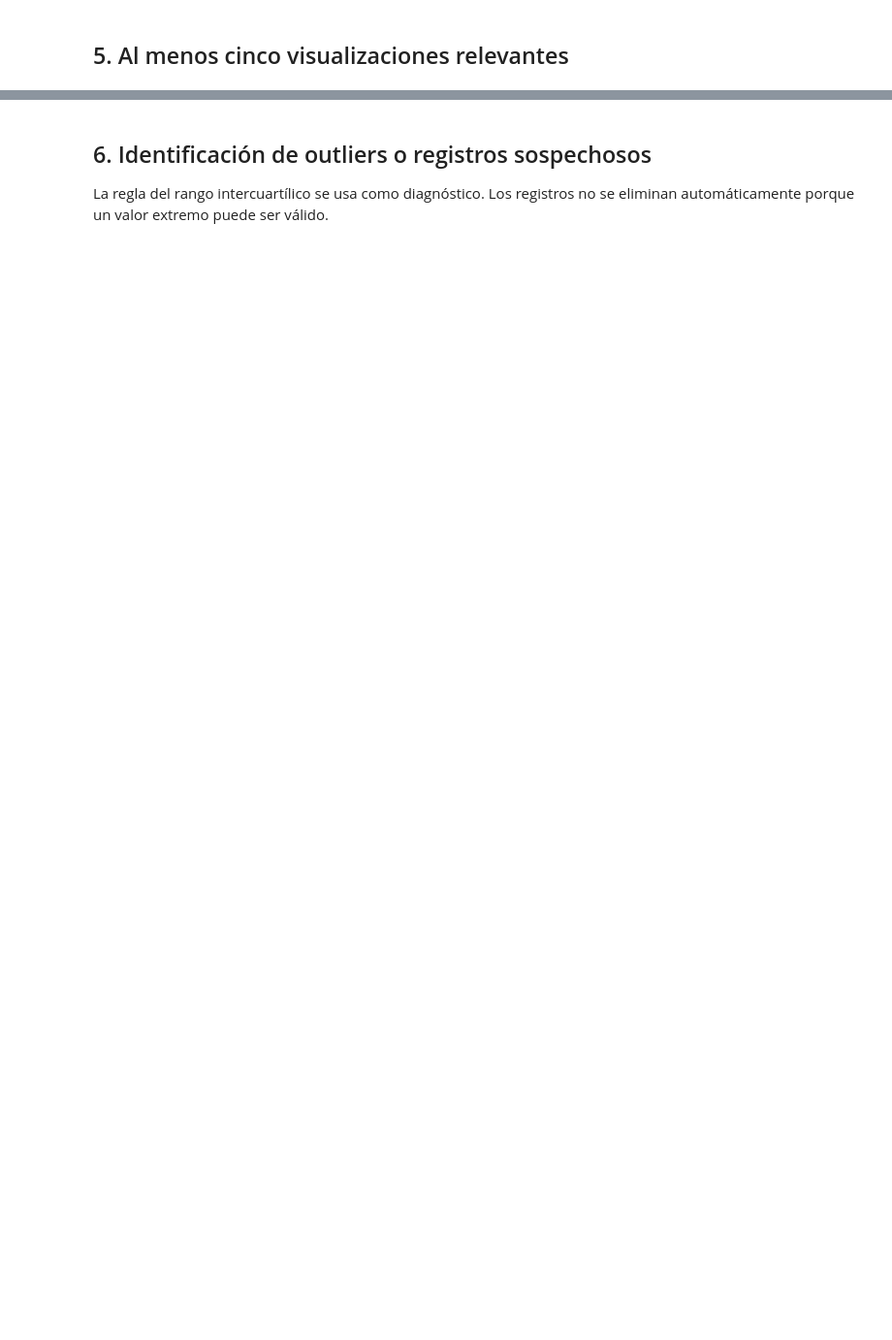
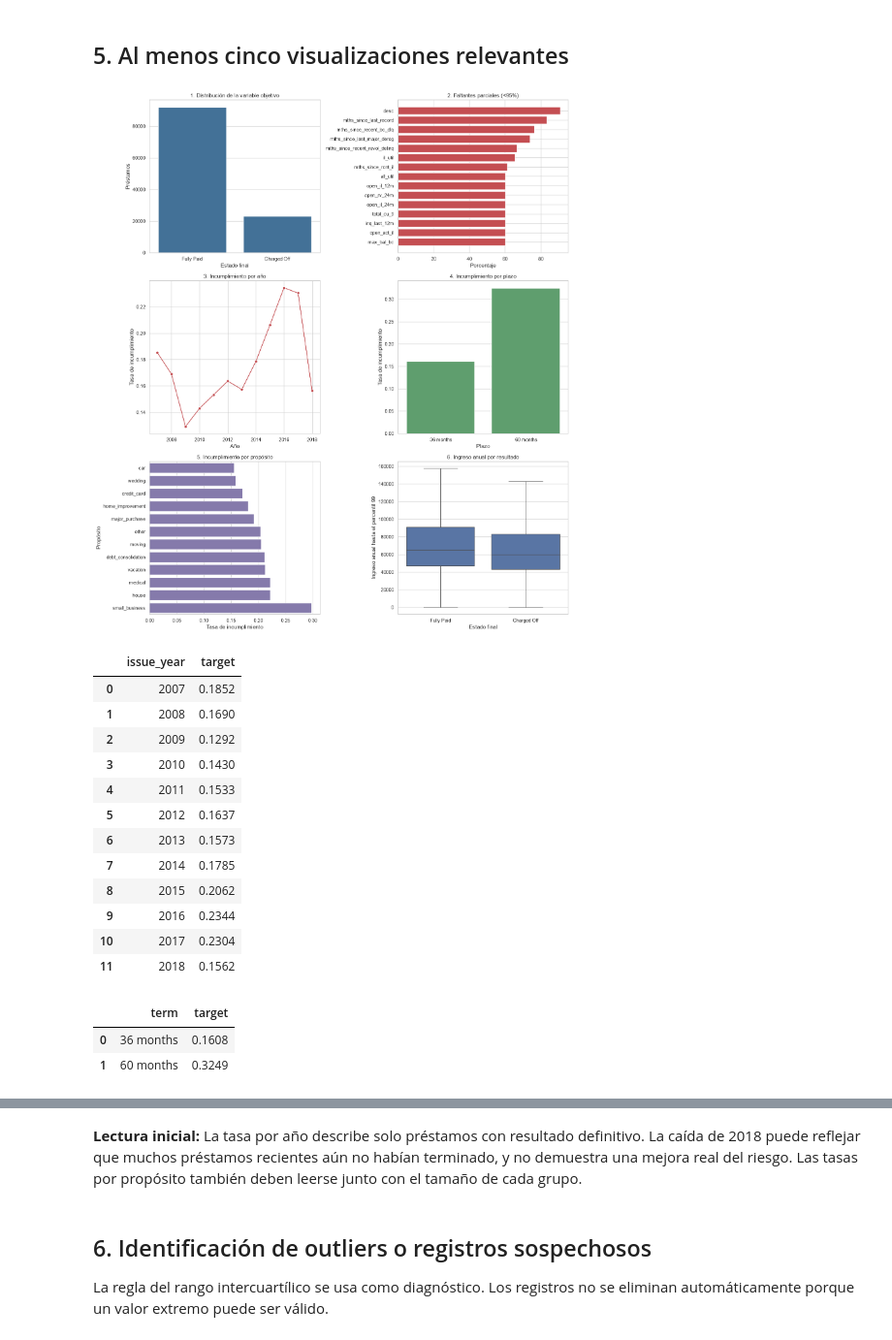
Before and after one commit to Juan-Ferreyra/Lending-club-riesgo-crediticio, a Jupyter notebook: notebooks/01_exploracion_inicial.ipynb, the cells around one changed output, grey strips where cells are left out. Shown at 97% size. Drawn from its saved outputs; the diff is of its cells as text; code cells hidden in the pictures; blank space fills up the shorter version.

Commit message:
Preparar avance reproducible con muestra y Colab

```diff
--- a/notebooks/01_exploracion_inicial.ipynb
+++ b/notebooks/01_exploracion_inicial.ipynb
@@ -15,6 +15,8 @@ Se utiliza una muestra representativa del dataset Lending Club Loan Data. La mue
 # %%
 from pathlib import Path
+from urllib.request import urlretrieve
 import glob
+import hashlib
 import warnings
 import matplotlib.pyplot as plt
 import numpy as np
@@ -31,7 +33,7 @@ from sklearn.model_selection import train_test_split
 from sklearn.pipeline import Pipeline
 from sklearn.preprocessing import OneHotEncoder, StandardScaler
 
-warnings.filterwarnings("ignore")
+warnings.filterwarnings("ignore", category=FutureWarning)
 pd.set_option("display.max_columns", 160)
 pd.set_option("display.max_rows", 200)
 pd.set_option("display.float_format", lambda value: f"{value:,.4f}")
@@ -39,13 +41,24 @@ sns.set_theme(style="whitegrid")
 RANDOM_STATE = 42
 np.random.seed(RANDOM_STATE)
 
-candidates = (glob.glob("/content/lending_club_muestra*.csv.gz")
+EXPECTED_SHA256 = "c863e3348c96428195f158bf456c8abc289515737d77f59981804c1f5eed82da"
+SAMPLE_URL = ("https://raw.githubusercontent.com/Juan-Ferreyra/"
+              "Lending-club-riesgo-crediticio/avance-semana-1-muestra-reproducible/"
+              "data/lending_club_muestra.csv.gz")
+candidates = (glob.glob("data/lending_club_muestra*.csv.gz")
+              + glob.glob("../data/lending_club_muestra*.csv.gz")
+              + glob.glob("/content/lending_club_muestra*.csv.gz")
               + glob.glob("../lending_club_muestra*.csv.gz")
               + glob.glob("lending_club_muestra*.csv.gz"))
-if not candidates:
-    raise FileNotFoundError("Suba lending_club_muestra.csv.gz a /content/.")
-
-DATA_PATH = Path(candidates[0])
+DATA_PATH = next((Path(p) for p in candidates
+                  if hashlib.sha256(Path(p).read_bytes()).hexdigest() == EXPECTED_SHA256), None)
+if DATA_PATH is None:
+    DATA_PATH = (Path("/content/lending_club_muestra_del_proyecto.csv.gz")
+                 if Path("/content").is_dir() else Path("lending_club_muestra_del_proyecto.csv.gz"))
+    print("Descargando la muestra oficial de esta rama...")
+    urlretrieve(SAMPLE_URL, DATA_PATH)
+    if hashlib.sha256(DATA_PATH.read_bytes()).hexdigest() != EXPECTED_SHA256:
+        raise ValueError("La muestra descargada no coincide con la versión esperada.")
 df = pd.read_csv(DATA_PATH, compression="gzip", low_memory=False)
 print(f"Archivo: {DATA_PATH}")
 print(f"Dimensiones: {df.shape}")
@@ -106,10 +174,11 @@ axes[0, 0].set_title("1. Distribución de la variable objetivo")
 axes[0, 0].set_xlabel("Estado final")
 axes[0, 0].set_ylabel("Préstamos")
 
-top_missing = missing_table.head(15).sort_values("porcentaje_faltantes")
+top_missing = (missing_table[missing_table["porcentaje_faltantes"] < 95]
+               .head(15).sort_values("porcentaje_faltantes"))
 axes[0, 1].barh(top_missing["variable"],
                 top_missing["porcentaje_faltantes"], color="#C44E52")
-axes[0, 1].set_title("2. Variables con más valores faltantes")
+axes[0, 1].set_title("2. Faltantes parciales (<95%)")
 axes[0, 1].set_xlabel("Porcentaje")
 
 default_by_year = df.groupby("issue_year")["target"].mean().reset_index()
@@ -121,30 +190,48 @@ axes[1, 0].set_ylabel("Tasa de incumplimiento")
 
 term_rates = df.groupby("term")["target"].mean().reset_index()
 sns.barplot(data=term_rates, x="term", y="target",
             color="#55A868", ax=axes[1, 1])
 axes[1, 1].set_title("4. Incumplimiento por plazo")
 axes[1, 1].set_xlabel("Plazo")
 axes[1, 1].set_ylabel("Tasa de incumplimiento")
 
 purpose_rates = (df.groupby("purpose")["target"].agg(["mean", "size"])
                  .query("size >= 100").sort_values("mean").reset_index())
 sns.barplot(data=purpose_rates, y="purpose", x="mean",
             color="#8172B3", ax=axes[2, 0])
 axes[2, 0].set_title("5. Incumplimiento por propósito")
 axes[2, 0].set_xlabel("Tasa de incumplimiento")
 axes[2, 0].set_ylabel("Propósito")
 
 income_limit = df["annual_inc"].quantile(0.99)
 income_plot = df[df["annual_inc"].le(income_limit)]
 sns.boxplot(data=income_plot, x="loan_status", y="annual_inc",
             order=["Fully Paid", "Charged Off"], showfliers=False,
             color="#4C72B0", ax=axes[2, 1])
 axes[2, 1].set_title("6. Ingreso anual por resultado")
 axes[2, 1].set_xlabel("Estado final")
 axes[2, 1].set_ylabel("Ingreso anual hasta el percentil 99")
 
 plt.tight_layout()
 plt.show()
 display(default_by_year)
 display(term_rates)
 display(purpose_rates)
+# %% [output]
+[figure, added]
+|  | issue_year | target |
+| 0 | 2007 | 0.1852 |
+| 1 | 2008 | 0.1690 |
+| 2 | 2009 | 0.1292 |
+| 3 | 2010 | 0.1430 |
+| 4 | 2011 | 0.1533 |
+| 5 | 2012 | 0.1637 |
+| 6 | 2013 | 0.1573 |
+| 7 | 2014 | 0.1785 |
+| 8 | 2015 | 0.2062 |
+| 9 | 2016 | 0.2344 |
+| 10 | 2017 | 0.2304 |
+| 11 | 2018 | 0.1562 |
+|  | term | target |
+| 0 | 36 months | 0.1608 |
+| 1 | 60 months | 0.3249 |
@@ -151,3 +251,5 @@ display(purpose_rates)
+# %% [markdown]
+**Lectura inicial:** La tasa por año describe solo préstamos con resultado definitivo. La caída de 2018 puede reflejar que muchos préstamos recientes aún no habían terminado, y no demuestra una mejora real del riesgo. Las tasas por propósito también deben leerse junto con el tamaño de cada grupo.
 # %% [markdown]
 ## 6. Identificación de outliers o registros sospechosos
 
```
Also changed, not shown: parts of 15 cells of this notebook, 7 other files.
